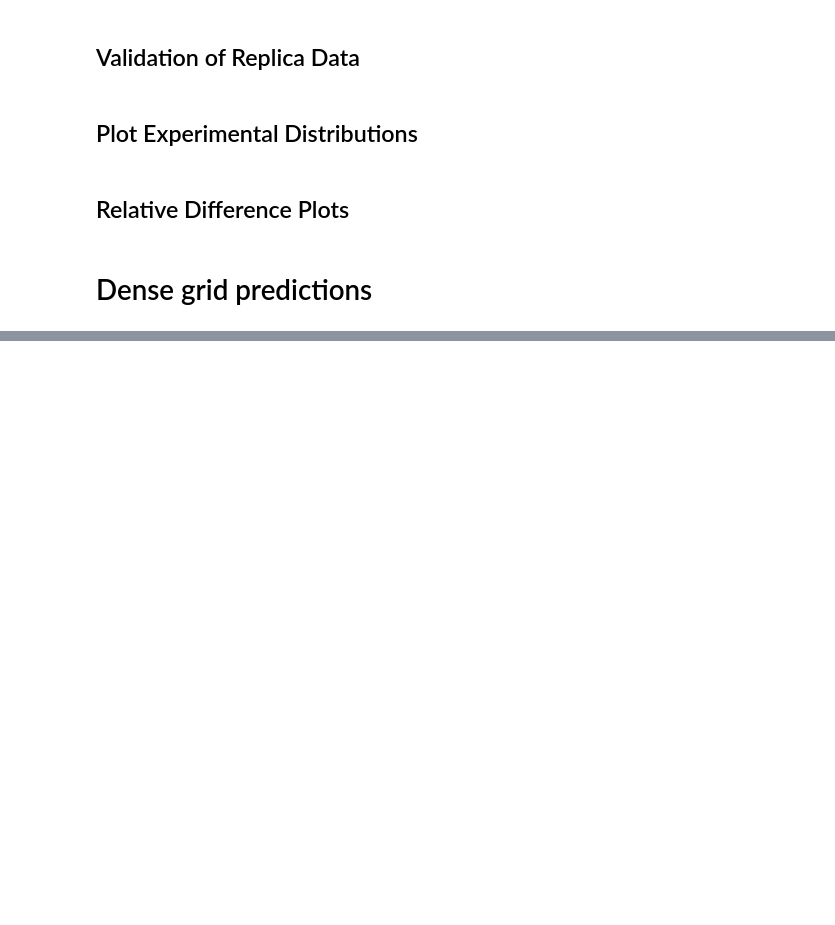
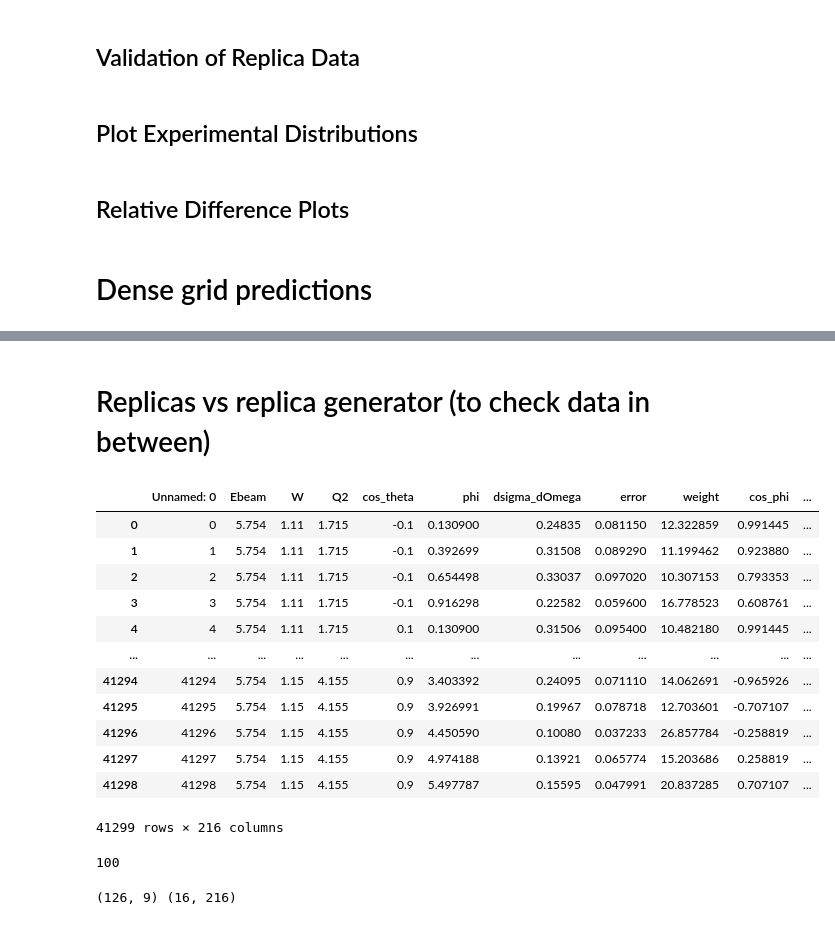
Before and after one commit to a-golda/MSU_interpol, a Jupyter notebook: replicas_ds_and_checks_unified.ipynb, the cells around one changed output, grey strips where cells are left out. Drawn from its saved outputs; the diff is of its cells as text; code cells hidden in the pictures; blank space fills up the shorter version.

```diff
--- a/replicas_ds_and_checks_unified.ipynb
+++ b/replicas_ds_and_checks_unified.ipynb
@@ -1288,0 +1417,37 @@ df_preds.to_csv('./data/replicas_1_random_data/df_preds_repl.csv')
+# %% [markdown]
+# Replicas vs replica generator (to check data in between)
+# %%
+df = pd.read_csv('./data/replicas_new/df_replicas_final.csv')
+df
+# %% [output]
+|  | Unnamed: 0 | Ebeam | W | Q2 | cos_theta | phi | dsigma_dOmega | error | weight | cos_phi | ... |
+| 0 | 0 | 5.754 | 1.11 | 1.715 | -0.1 | 0.130900 | 0.24835 | 0.081150 | 12.322859 | 0.991445 | ... |
+| 1 | 1 | 5.754 | 1.11 | 1.715 | -0.1 | 0.392699 | 0.31508 | 0.089290 | 11.199462 | 0.923880 | ... |
+| 2 | 2 | 5.754 | 1.11 | 1.715 | -0.1 | 0.654498 | 0.33037 | 0.097020 | 10.307153 | 0.793353 | ... |
+| 3 | 3 | 5.754 | 1.11 | 1.715 | -0.1 | 0.916298 | 0.22582 | 0.059600 | 16.778523 | 0.608761 | ... |
+| 4 | 4 | 5.754 | 1.11 | 1.715 | 0.1 | 0.130900 | 0.31506 | 0.095400 | 10.482180 | 0.991445 | ... |
+| ... | ... | ... | ... | ... | ... | ... | ... | ... | ... | ... | ... |
+| 41294 | 41294 | 5.754 | 1.15 | 4.155 | 0.9 | 3.403392 | 0.24095 | 0.071110 | 14.062691 | -0.965926 | ... |
+| 41295 | 41295 | 5.754 | 1.15 | 4.155 | 0.9 | 3.926991 | 0.19967 | 0.078718 | 12.703601 | -0.707107 | ... |
+| 41296 | 41296 | 5.754 | 1.15 | 4.155 | 0.9 | 4.450590 | 0.10080 | 0.037233 | 26.857784 | -0.258819 | ... |
+| 41297 | 41297 | 5.754 | 1.15 | 4.155 | 0.9 | 4.974188 | 0.13921 | 0.065774 | 15.203686 | 0.258819 | ... |
+| 41298 | 41298 | 5.754 | 1.15 | 4.155 | 0.9 | 5.497787 | 0.15595 | 0.047991 | 20.837285 | 0.707107 | ... |
+41299 rows × 216 columns
+# %%
+# extract models path
+basic_path = './wandb_local_logs/MSU_interpol_unified_notebooks_replication_1'
+models = next(os.walk(basic_path))
+models_we_need = []
+for model in models[1]:
+    if int(model.split('-')[-1]) >= 10:
+        models_we_need.append(model)
+
+models_path = []
+for i, model in enumerate(models_we_need):
+    model_name = next(os.walk(os.path.join(basic_path, models_we_need[i], 'checkpoints')))[-1][0]
+    model_path = os.path.join(basic_path, models_we_need[i], 'checkpoints', model_name)
+    models_path.append(model_path)
+
+len(models_path)
+# %% [output]
+100
@@ -1288,0 +1488,19 @@ df_preds.to_csv('./data/replicas_1_random_data/df_preds_repl.csv')
+# %%
+E = 5.754
+W = 1.23
+Q2 = 2.915
+cos_theta = -0.7
+
+df_preds = df_grid[(df_grid.Ebeam == E)&
+              (df_grid.W == W)&
+              (df_grid.Q2 == Q2)&
+              (np.round(df_grid.cos_theta, 1) == cos_theta)].sort_values('phi')
+
+df_exp = df[(df.Ebeam == E)&
+            (df.W == W)&
+            (df.Q2 == Q2)&
+            (np.round(df.cos_theta, 1) == cos_theta)].sort_values('phi')
+
+print(df_preds.shape, df_exp.shape)
+# %% [output]
+(126, 9) (16, 216)
```
Also changed, not shown: parts of 16 cells of this notebook.
